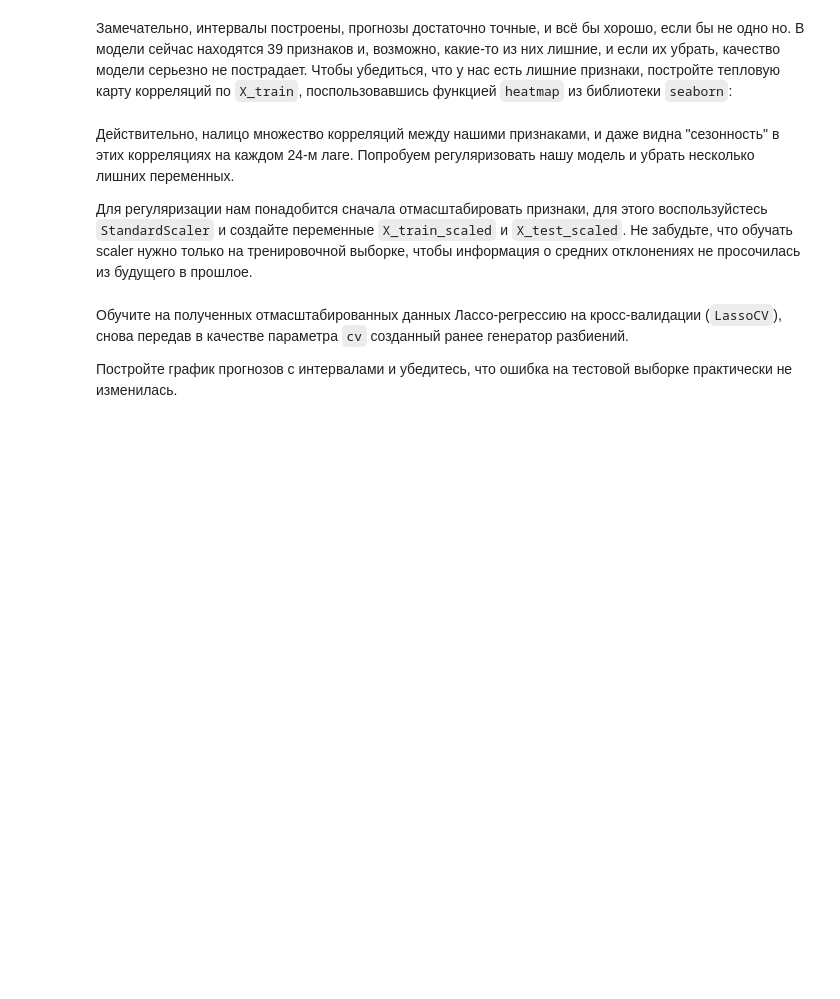
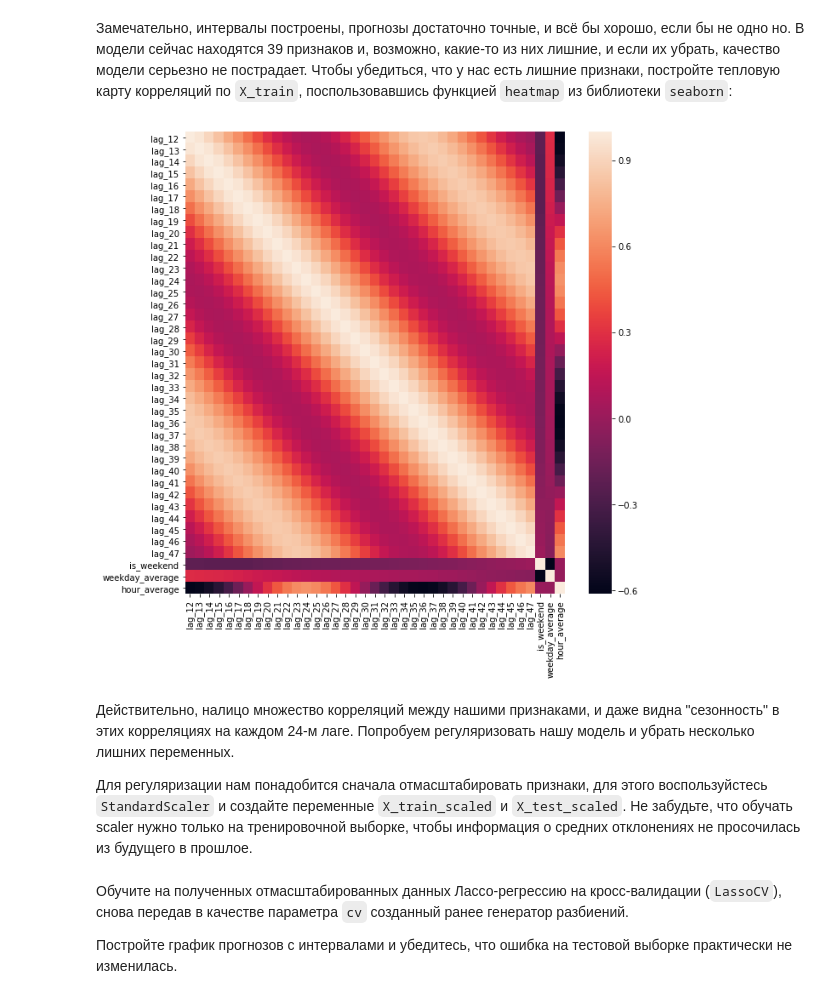
Before and after one commit to x-raizor/mlcourse_open, a Jupyter notebook: jupyter_notebooks/topic09_time_series/session2_hw9_time_series-ashapiro.ipynb, the cells around one changed output. Drawn from its saved outputs; the diff is of its cells as text; code cells hidden in the pictures; blank space fills up the shorter version.

```diff
--- a/jupyter_notebooks/topic09_time_series/session2_hw9_time_series-ashapiro.ipynb
+++ b/jupyter_notebooks/topic09_time_series/session2_hw9_time_series-ashapiro.ipynb
@@ -152,7 +181,9 @@ plotModelResults(lr, X_train, X_test, plot_intervals=True)
 Замечательно, интервалы построены, прогнозы достаточно точные, и всё бы хорошо, если бы не одно но. В модели сейчас находятся 39 признаков и, возможно, какие-то из них лишние, и если их убрать, качество модели серьезно не пострадает. Чтобы убедиться, что у нас есть лишние признаки, постройте тепловую карту корреляций по `X_train`, поспользовавшись функцией `heatmap` из библиотеки `seaborn`:
 # %%
 plt.figure(figsize=(10, 10))
-# Ваш код здесь
+sns.heatmap(X_train.corr(method='pearson'));
+# %% [output]
+[figure, added]
 # %% [markdown]
 Действительно, налицо множество корреляций между нашими признаками, и даже видна "сезонность" в этих корреляциях на каждом 24-м лаге. Попробуем регуляризовать нашу модель и убрать несколько лишних переменных.
 
```
Also changed, not shown: parts of 21 cells of this notebook.
